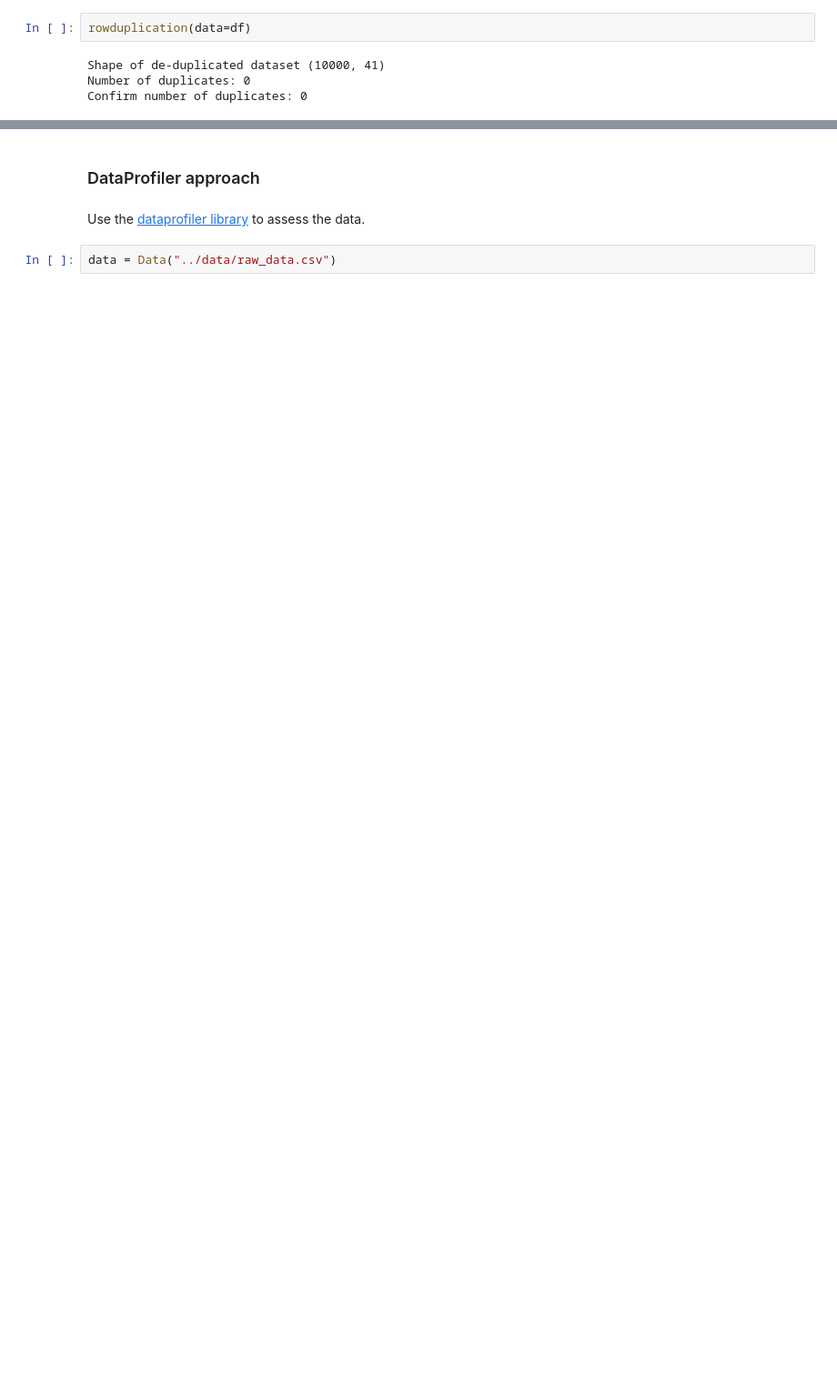
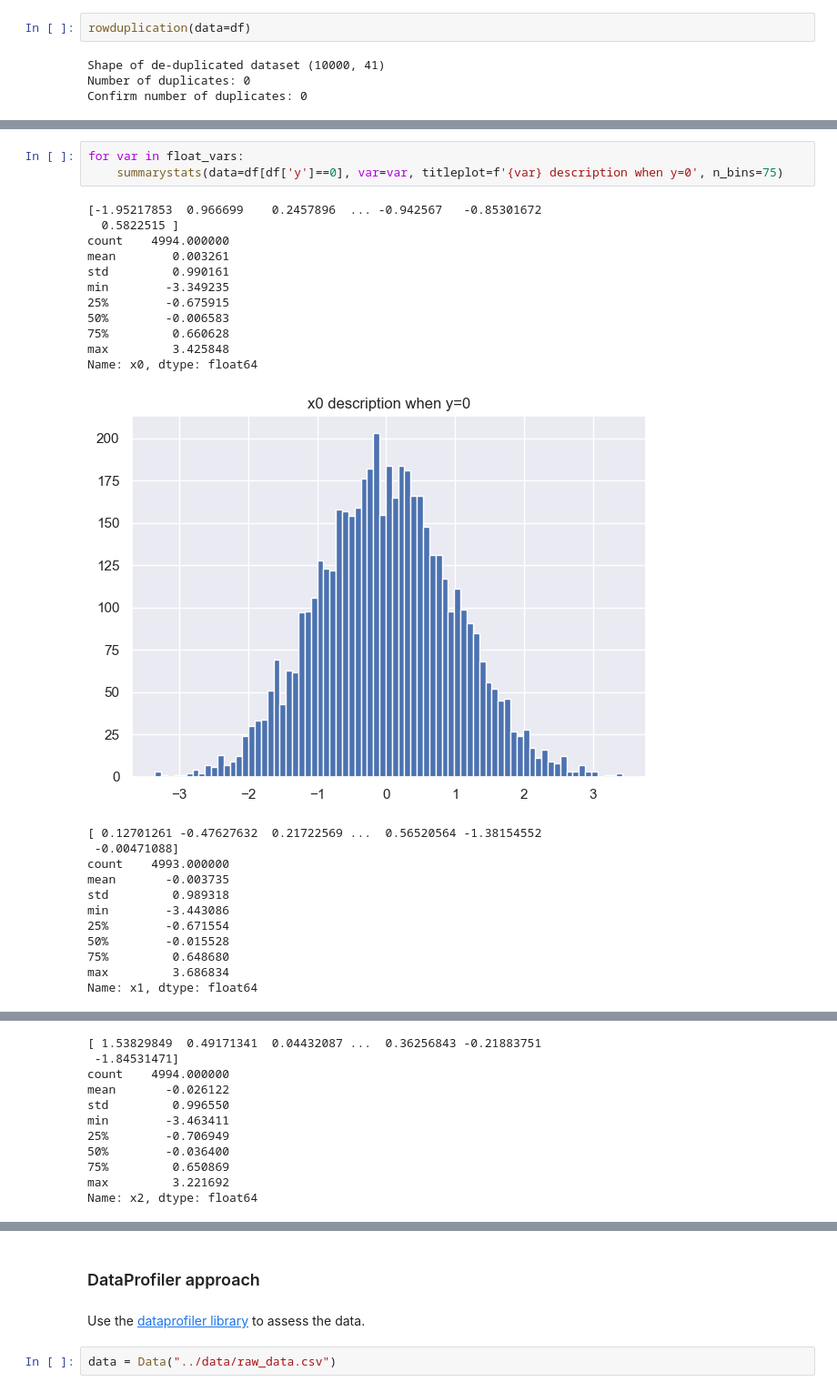
Before and after one commit to dalvarez83/fraud-detection-test-case, a Jupyter notebook: notebooks/ExploratoryDataAnalysis.ipynb, the cells around one changed output, grey strips where cells are left out. Shown at 91% size. Drawn from its saved outputs; the diff is of its cells as text; blank space fills up the shorter version.

```diff
--- a/notebooks/ExploratoryDataAnalysis.ipynb
+++ b/notebooks/ExploratoryDataAnalysis.ipynb
@@ -198,0 +478,27 @@ Percentage of duplicates:  1.0000
+# %%
+for var in float_vars:
+    summarystats(data=df[df['y']==0], var=var, titleplot=f'{var} description when y=0', n_bins=75)
+# %% [output]
+[-1.95217853  0.966699    0.2457896  ... -0.942567   -0.85301672
+  0.5822515 ]
+count    4994.000000
+mean        0.003261
+std         0.990161
+min        -3.349235
+25%        -0.675915
+50%        -0.006583
+75%         0.660628
+max         3.425848
+Name: x0, dtype: float64
+[figure, added]
+[ 0.12701261 -0.47627632  0.21722569 ...  0.56520564 -1.38154552
+ -0.00471088]
+count    4993.000000
+mean       -0.003735
+std         0.989318
+min        -3.443086
+25%        -0.671554
+50%        -0.015528
+75%         0.648680
+max         3.686834
+Name: x1, dtype: float64
@@ -198,0 +506,11 @@ Percentage of duplicates:  1.0000
+[ 1.53829849  0.49171341  0.04432087 ...  0.36256843 -0.21883751
+ -1.84531471]
+count    4994.000000
+mean       -0.026122
+std         0.996550
+min        -3.463411
+25%        -0.706949
+50%        -0.036400
+75%         0.650869
+max         3.221692
+Name: x2, dtype: float64
```
Also changed, not shown: parts of 22 cells of this notebook.
